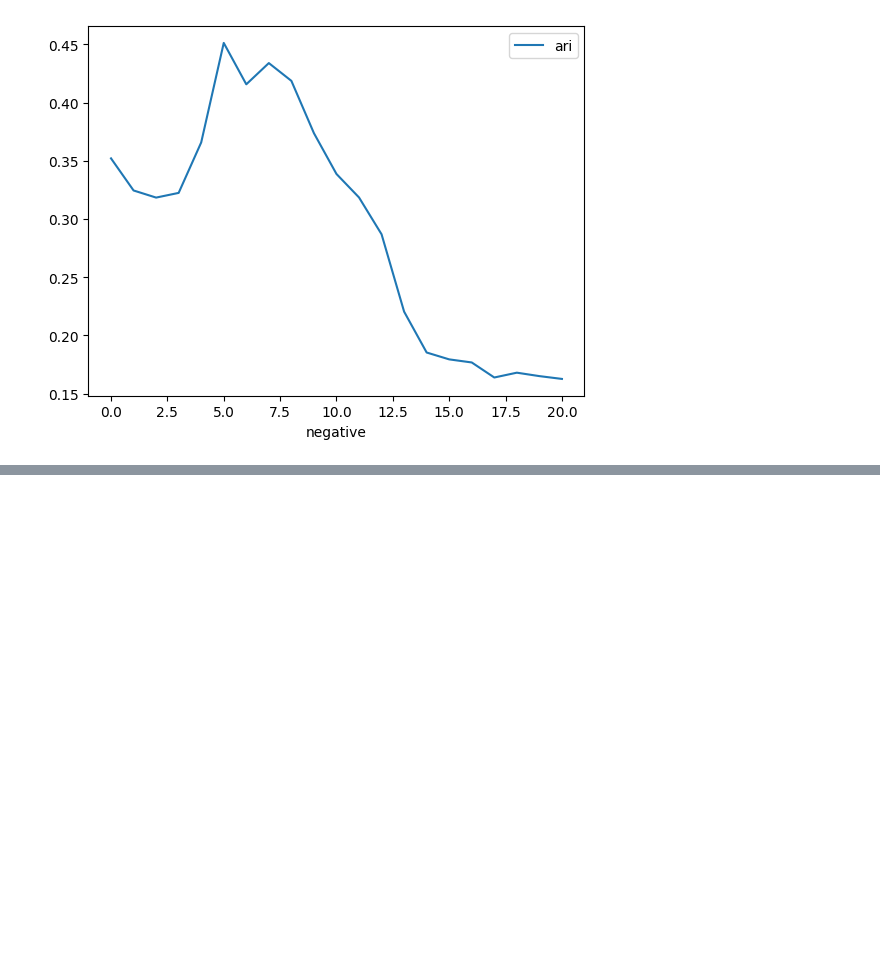
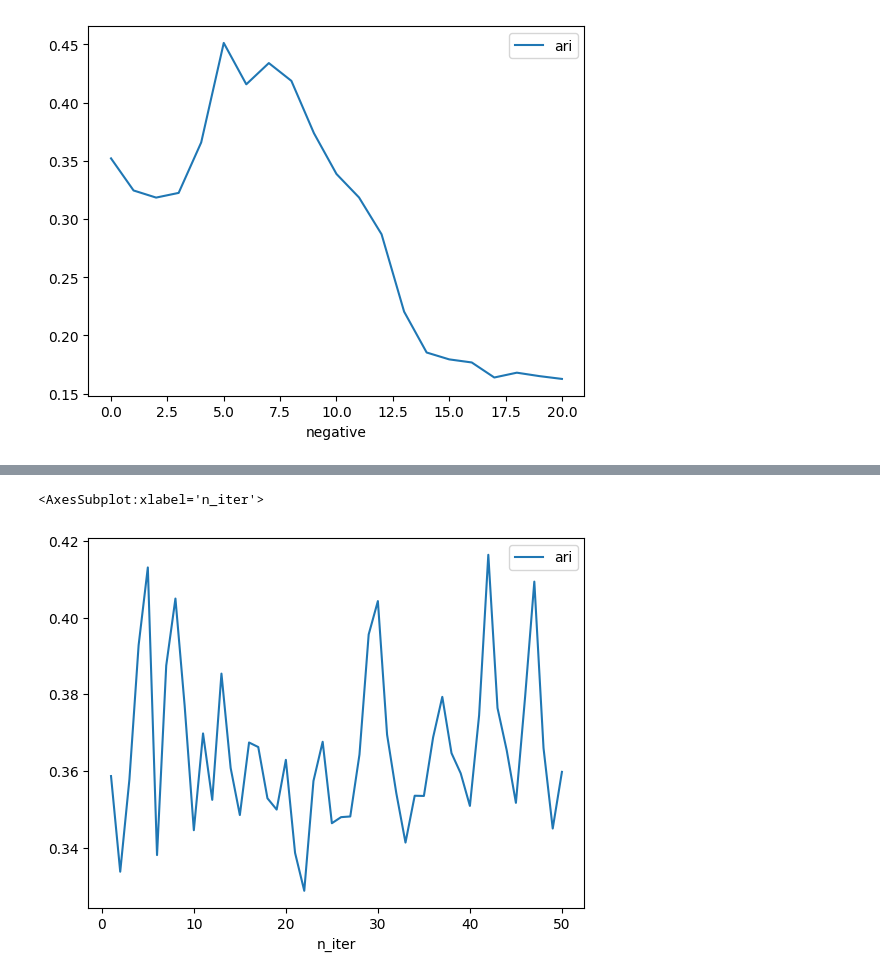
Before and after one commit to Franck-PepperLabs/pepper_automatic_product_classification_engine, a Jupyter notebook: notebooks/bench_tx_w2v.ipynb, the cells around one changed output, grey strips where cells are left out. Drawn from its saved outputs; the diff is of its cells as text; code cells hidden in the pictures; blank space fills up the shorter version.

```diff
--- a/notebooks/bench_tx_w2v.ipynb
+++ b/notebooks/bench_tx_w2v.ipynb
@@ -1145,0 +1206,16 @@ gridsearch_data.plot(x="negative", y="ari")
+# %%
+corpus_name = "product_name"
+pipeline = tx_ml_word2vec
+ex_params_name = 'word2vec_params'
+ex_param_domain_defs = {
+    "cbow": True, "vector_size": 130, "min_df": 13, "hf_thres": 6.25e-5, "window": 5,
+    "cbow_mean": True, "hs": False, "negative": 5, "ns_exponent": .37,
+    "n_iter": (int, 1, 50, 50),
+}
+gridsearch_data, _ = flipkart_gridsearch(
+    pipeline, corpora, corpus_name,
+    ex_params_name, ex_param_domain_defs,
+    verbosity=1
+)
+cls()
+display(gridsearch_data)
@@ -1145,0 +1240,5 @@ gridsearch_data.plot(x="negative", y="ari")
+# %%
+gridsearch_data.plot(x="n_iter", y="ari")
+# %% [output]
+<AxesSubplot:xlabel='n_iter'>
+[figure, added]
```
Also changed, not shown: parts of 17 cells of this notebook, 11 other files.
